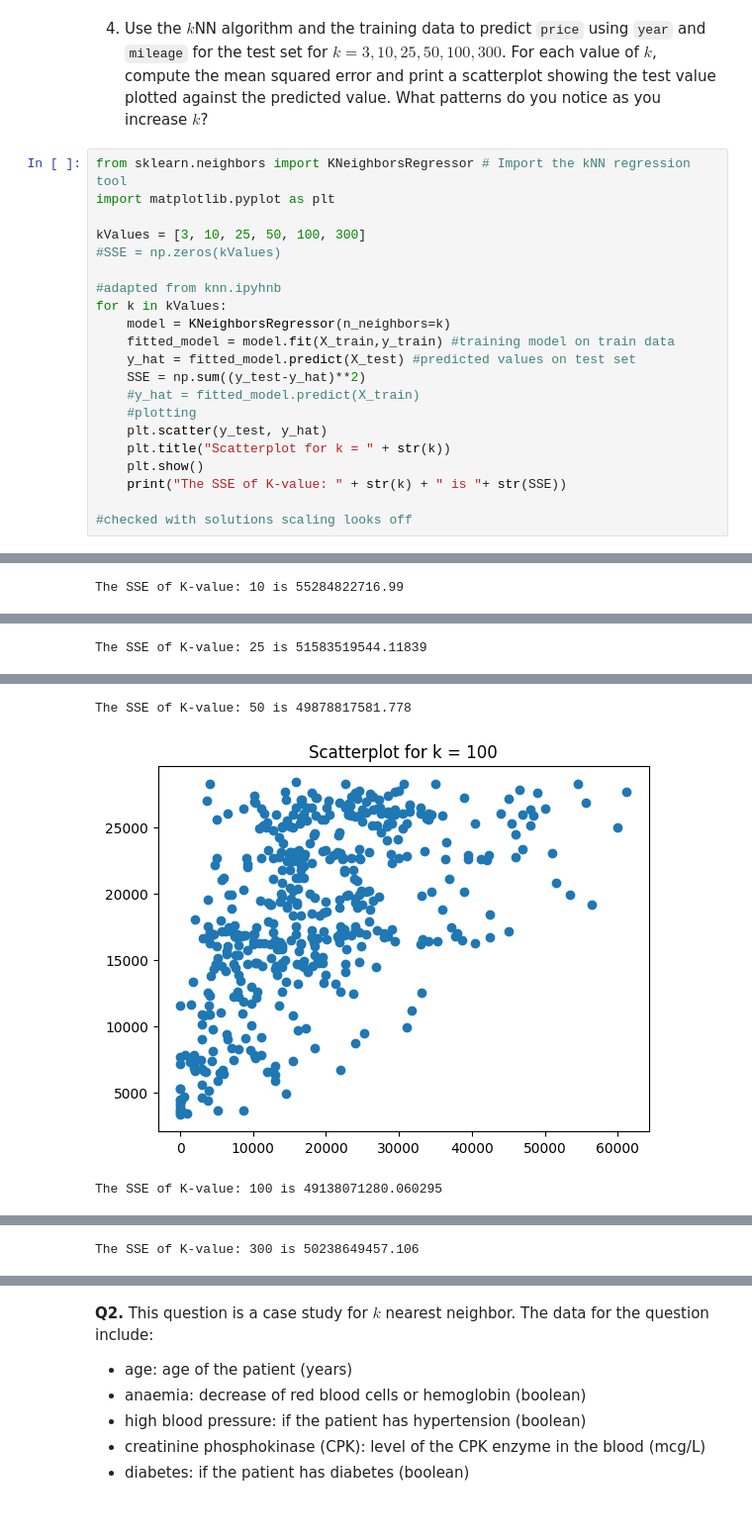
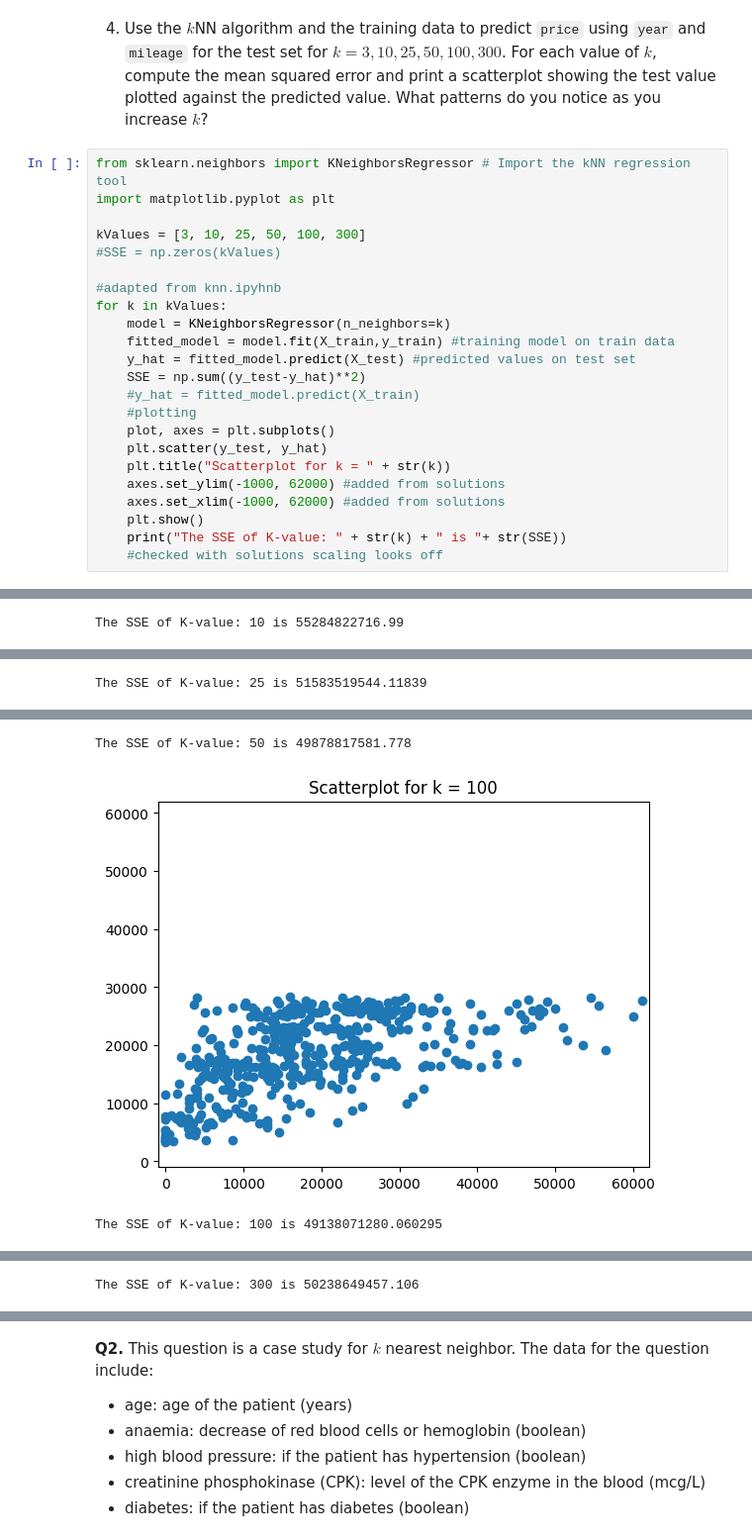
Before and after one commit to ryandinnh/knn, a Jupyter notebook: assignment_knn.ipynb, the cells around one changed output, grey strips where cells are left out. Shown: that part at 99% size. Cells and saved outputs as stored; diff of their text form.

Commit message:
rescaled graphs and added explanatio nto part 4

```diff
--- a/assignment_knn.ipynb
+++ b/assignment_knn.ipynb
@@ -100,10 +100,12 @@ for k in kValues:
     SSE = np.sum((y_test-y_hat)**2)
     #y_hat = fitted_model.predict(X_train)
     #plotting
+    plot, axes = plt.subplots()
     plt.scatter(y_test, y_hat)
     plt.title("Scatterplot for k = " + str(k))
+    axes.set_ylim(-1000, 62000) #added from solutions
+    axes.set_xlim(-1000, 62000) #added from solutions
     plt.show()
     print("The SSE of K-value: " + str(k) + " is "+ str(SSE))
-
-#checked with solutions scaling looks off
+    #checked with solutions scaling looks off
 # %% [output]
@@ -117,3 +119,3 @@ The SSE of K-value: 25 is 51583519544.11839
 The SSE of K-value: 50 is 49878817581.778
-[figure, old version]
+[figure, new version]
 The SSE of K-value: 100 is 49138071280.060295
```
Also changed, not shown: parts of 4 cells of this notebook.
